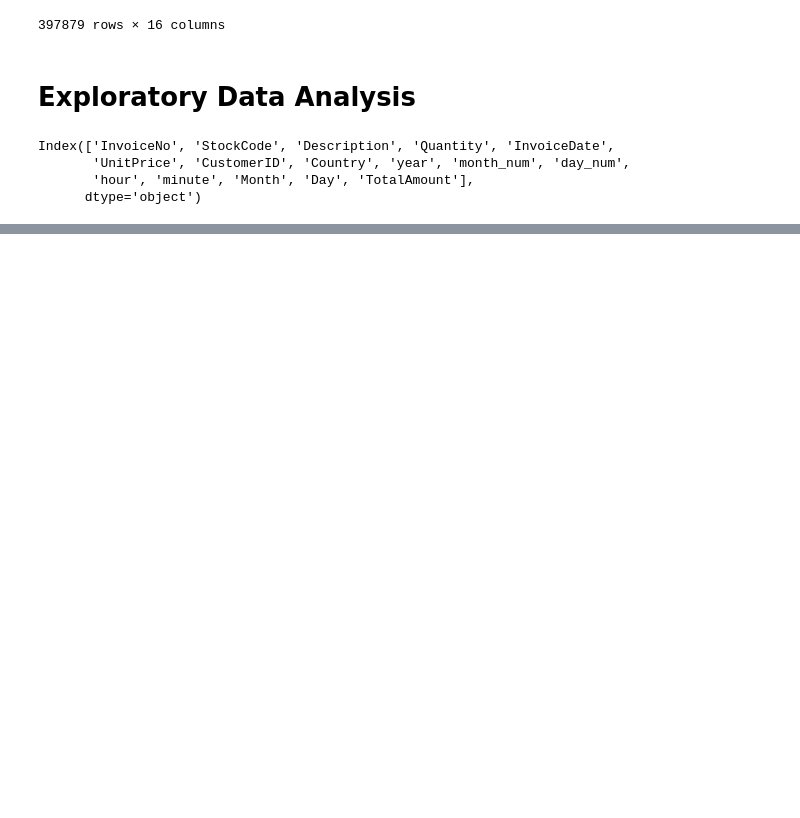
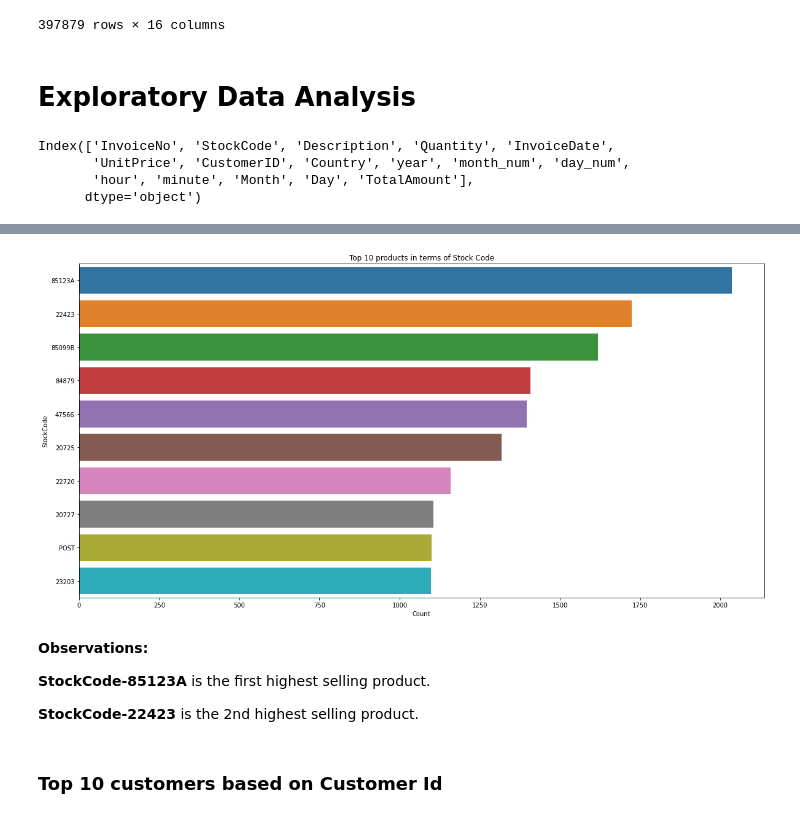
Before and after one commit to sidds4474/Online-Retail-Customer-Segmentation---ML, a Jupyter notebook: Online_Retail_Customer_Segmentation_Capstone_Project.ipynb, the cells around one changed output, grey strips where cells are left out. Cells and saved outputs as stored; diff of their text form; code cells hidden in the pictures; blank space fills up the shorter version.

```diff
--- a/Online_Retail_Customer_Segmentation_Capstone_Project.ipynb
+++ b/Online_Retail_Customer_Segmentation_Capstone_Project.ipynb
@@ -280,0 +338,3 @@ Index(['InvoiceNo', 'StockCode', 'Description', 'Quantity', 'InvoiceDate',
+# %%
+top_10_StockCodes=retail_df['StockCode'].value_counts().reset_index().rename(columns={'index':'StockCode','StockCode':'Count'}).head(10)
+top_10_StockCodes
@@ -280,0 +353,16 @@ Index(['InvoiceNo', 'StockCode', 'Description', 'Quantity', 'InvoiceDate',
+# %%
+# top 10 product in terms of StcokCode
+plt.figure(figsize=(20,10))
+sns.barplot(x=top_10_StockCodes['Count'],y=top_10_StockCodes['StockCode'])
+plt.title('Top 10 products in terms of Stock Code')
+plt.show()
+# %% [output]
+[figure, added]
+# %% [markdown]
+**Observations:**
+
+**StockCode-85123A** is the first highest selling product.
+
+**StockCode-22423** is the 2nd highest selling product.
+# %% [markdown]
+### **Top 10 customers based on Customer Id**
```
Also changed, not shown: parts of 39 cells of this notebook.
